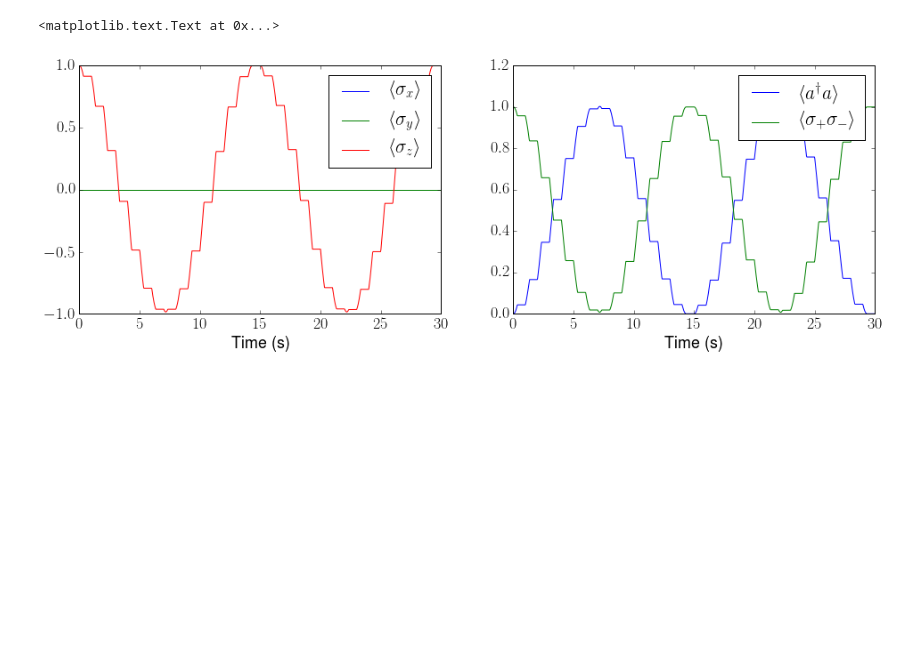
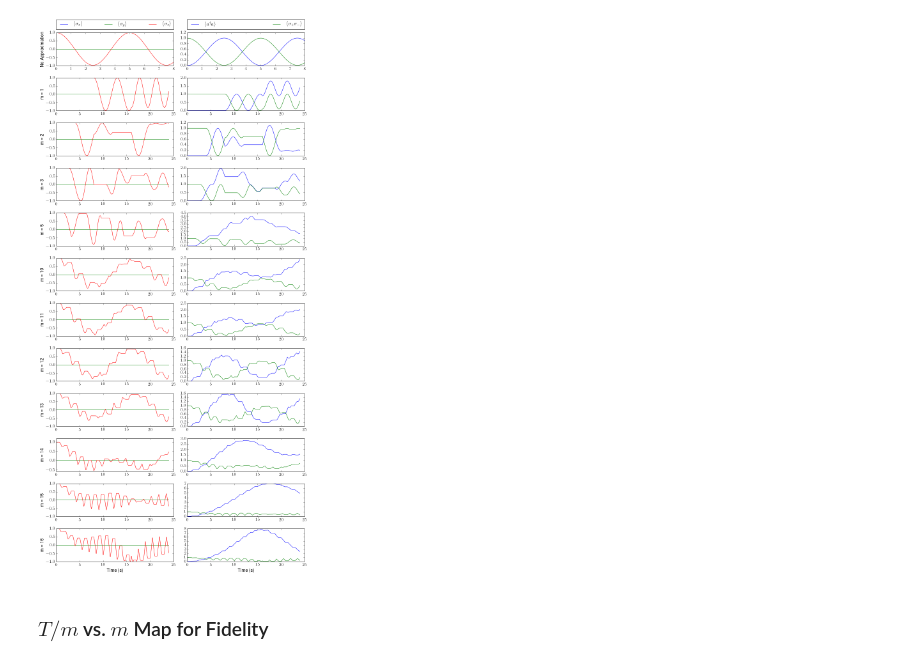
Before and after one commit to eunjongkim/trotter-formula, a Jupyter notebook: notebooks/trotter-formula-rabi-model-2.ipynb, the cells around one changed output. Saved outputs shown, nothing was run; the diff lists cells and outputs as text; code cells hidden in the pictures; blank space fills up the shorter version.

```diff
--- a/notebooks/trotter-formula-rabi-model-2.ipynb
+++ b/notebooks/trotter-formula-rabi-model-2.ipynb
@@ -67,13 +125,0 @@ axes[1].set_xlabel('Time (s)')
-# %%
-m = 30
-def H0_coeff(t, args):
-    n = len(H_list)
-    return 1.0 * floor((m * t / T) % n) == 0
-
-def H1_coeff(t, args):
-    n = len(H_list)
-    return 1.0 * floor((m * t / T) % n) == 1
-
-def H2_coeff(t, args):
-    n = len(H_list)
-    return 1.0 * floor((m * t / T) % n) == 2
@@ -83,15 +129,34 @@ result1 = mesolve([[H_list[0], H0_coeff], [H_list[1], H0_coeff], [H_list[2], H0_
+# %%
+H_list1 = [H_list[0], H_list[2], H_list[1]]
+# %%
+m_list1 = [1, 2, 3, 5, 10, 11, 12, 13, 14, 15, 16]
+result0 = result_wo(H_list1, psi0, [], [sx, sy, sz, a.dag() * a, sm.dag() * sm], 0, 8)
+result = results(H_list1, psi0, [], [sx, sy, sz, a.dag() * a, sm.dag() * sm], 0, 8, m_list1)
 # %%
-fig, axes = plt.subplots(1, 2, figsize = (16,5))
-axes[0].plot(result1.times, result1.expect[0], label=r'$\langle \sigma_x \rangle$')
-axes[0].plot(result1.times, result1.expect[1], label=r'$\langle \sigma_y \rangle$')
-axes[0].plot(result1.times, result1.expect[2], label=r'$\langle \sigma_z \rangle$')
-axes[0].legend()
-axes[0].set_xlabel('Time (s)')
+fig, axes = plt.subplots(len(m_list1)+1, 2, figsize = (12,2*(len(m_list1)+1)))
+axes[0, 0].plot(result0.times, result0.expect[0], label=r'$\langle \sigma_x \rangle$')
+axes[0, 0].plot(result0.times, result0.expect[1], label=r'$\langle \sigma_y \rangle$')
+axes[0, 0].plot(result0.times, result0.expect[2], label=r'$\langle \sigma_z \rangle$')
+axes[0, 0].legend(bbox_to_anchor=(0., 1.1, 1., .08), loc=3, ncol=3, mode="expand", borderaxespad=0.)
+axes[0, 0].set_ylabel('No Approximation')
 
-axes[1].plot(result1.times, result1.expect[3], label=r'$\langle a^\dagger a \rangle$')
-axes[1].plot(result1.times, result1.expect[4], label=r'$\langle \sigma_+ \sigma_- \rangle$')
-axes[1].legend()
-axes[1].set_xlabel('Time (s)')
+axes[0, 1].plot(result0.times, result0.expect[3], label=r'$\langle a^\dagger a \rangle$')
+axes[0, 1].plot(result0.times, result0.expect[4], label=r'$\langle \sigma_+ \sigma_- \rangle$')
+axes[0, 1].legend(bbox_to_anchor=(0., 1.1, 1., .08), loc=3, ncol=2, mode="expand", borderaxespad=0.)
+
+for m in range(len(m_list1)):
+    axes[m+1, 0].plot(result[m].times, result[m].expect[0], label=r'$\langle \sigma_x \rangle$')
+    axes[m+1, 0].plot(result[m].times, result[m].expect[1], label=r'$\langle \sigma_y \rangle$')
+    axes[m+1, 0].plot(result[m].times, result[m].expect[2], label=r'$\langle \sigma_z \rangle$')
+
+    axes[m+1, 0].set_ylabel('m = %d' % m_list1[m])
+
+    axes[m+1, 1].plot(result[m].times, result[m].expect[3], label=r'$\langle a^\dagger a \rangle$')
+    axes[m+1, 1].plot(result[m].times, result[m].expect[4], label=r'$\langle \sigma_+ \sigma_- \rangle$')
+
+axes[-1, 0].set_xlabel('Time (s)'); axes[-1, 1].set_xlabel('Time (s)')
+fig.tight_layout();
 # %% [output]
-<matplotlib.text.Text at 0x...>
-[figure, old version]
+[figure, new version]
+# %% [markdown]
+### $T / m$ vs. $m$ Map for Fidelity
```
Also changed, not shown: parts of 28 cells of this notebook.
